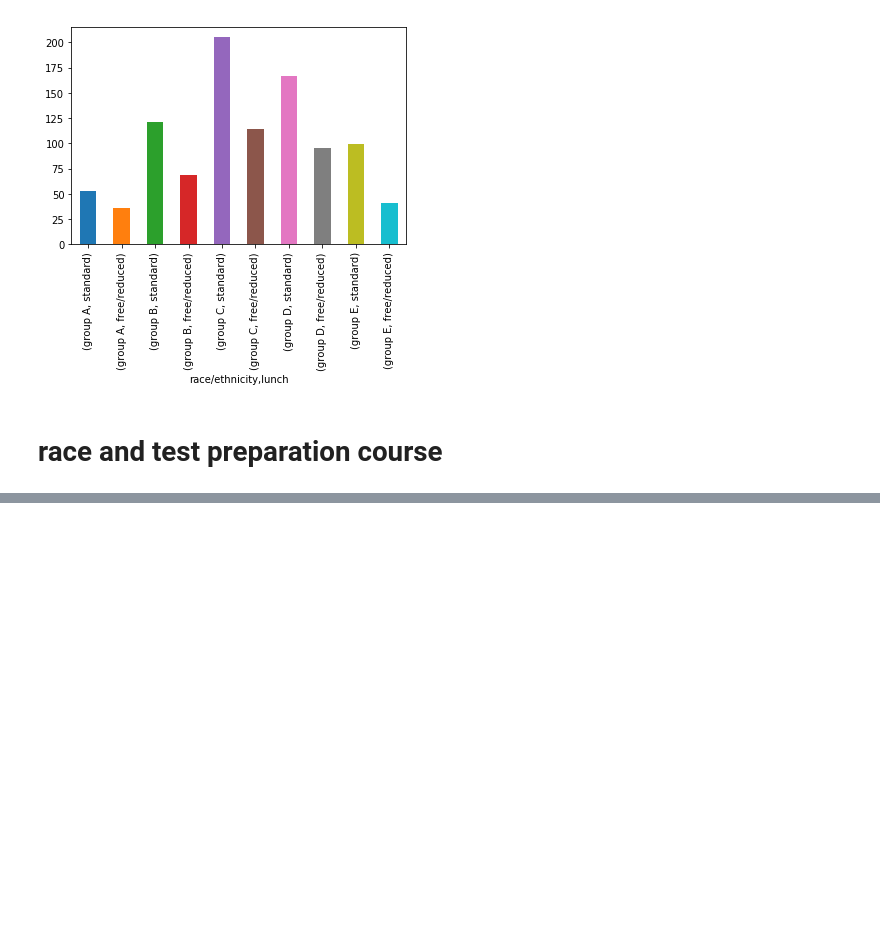
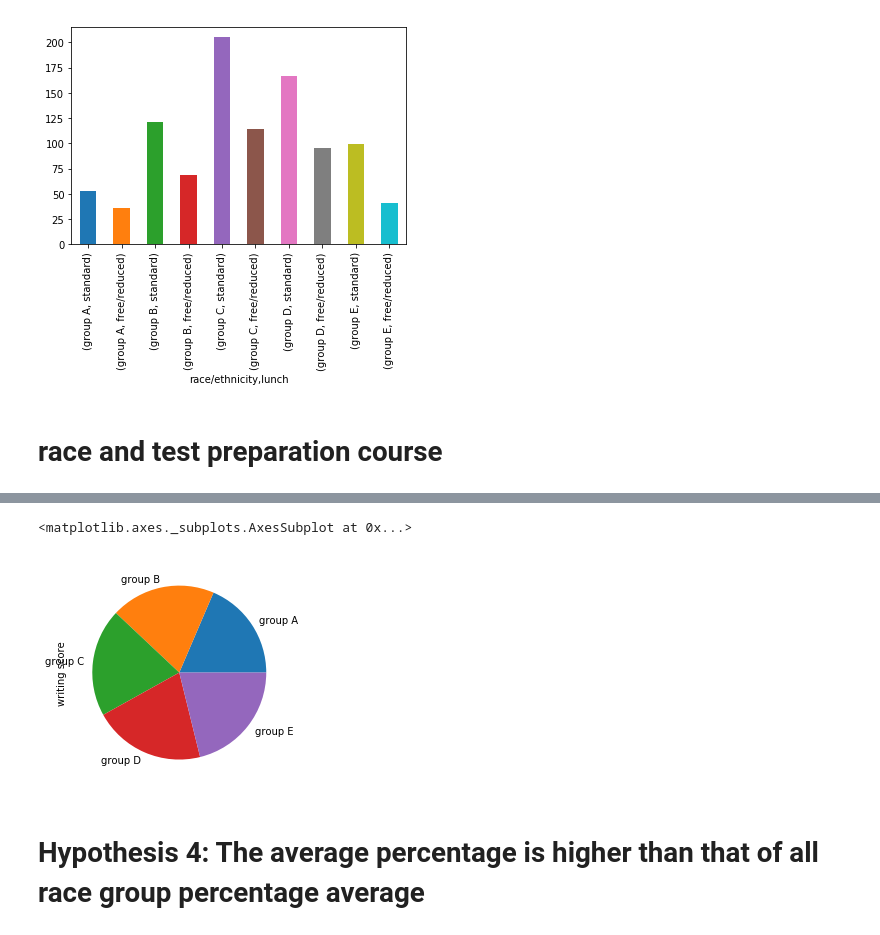
Before and after one commit to mahatnino/Student-Performance-Project-I-, a Jupyter notebook: Race/Data Visualization and Hypothesis testing .ipynb, the cells around one changed output, grey strips where cells are left out. Cells and saved outputs as stored; diff of their text form; code cells hidden in the pictures; blank space fills up the shorter version.

```diff
--- a/Race/Data Visualization and Hypothesis testing .ipynb
+++ b/Race/Data Visualization and Hypothesis testing .ipynb
@@ -90,0 +156,7 @@ df['lunch'].groupby(df['race/ethnicity']).value_counts().plot.bar()
+# %%
+df['writing score'].groupby(df['race/ethnicity']).mean().plot.pie()
+# %% [output]
+<matplotlib.axes._subplots.AxesSubplot at 0x...>
+[figure, added]
+# %% [markdown]
+# Hypothesis 4: The average percentage is higher than that of all race group percentage average
```
Also changed, not shown: parts of 18 cells of this notebook.
